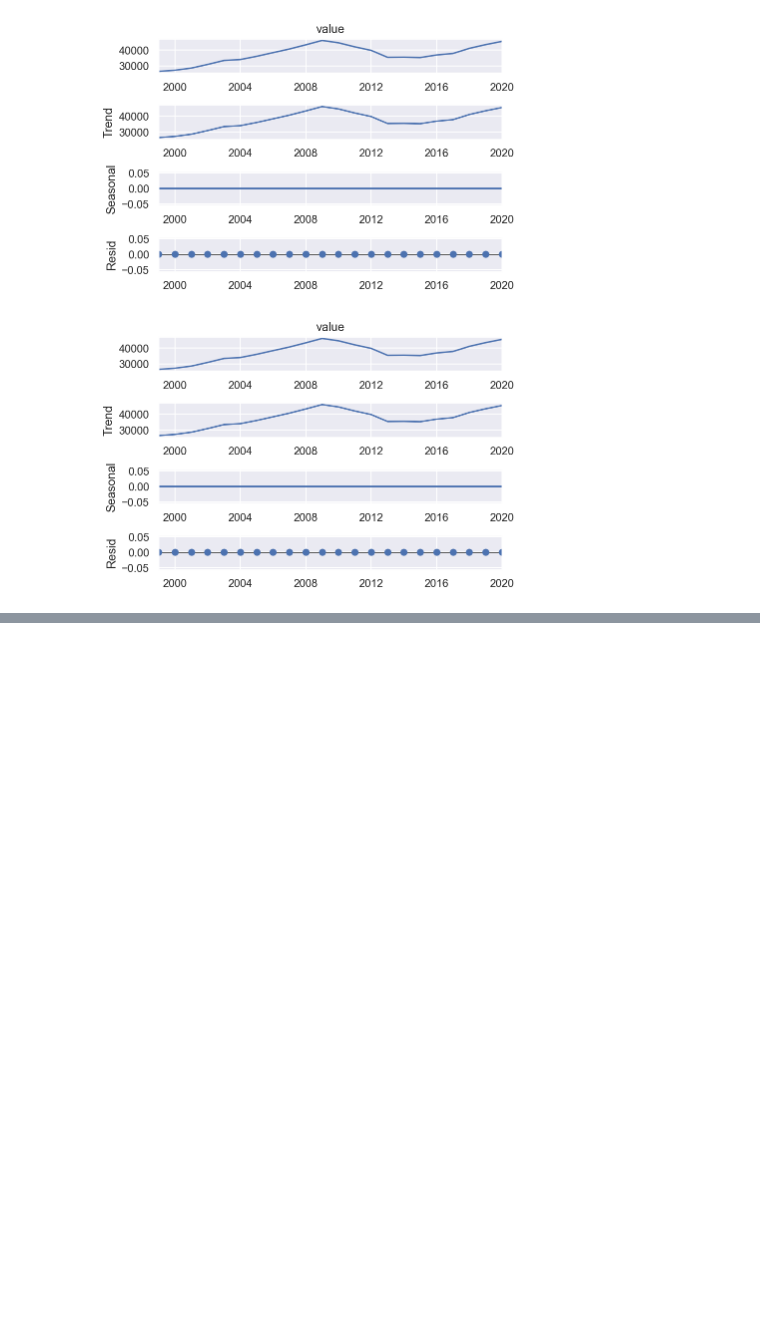
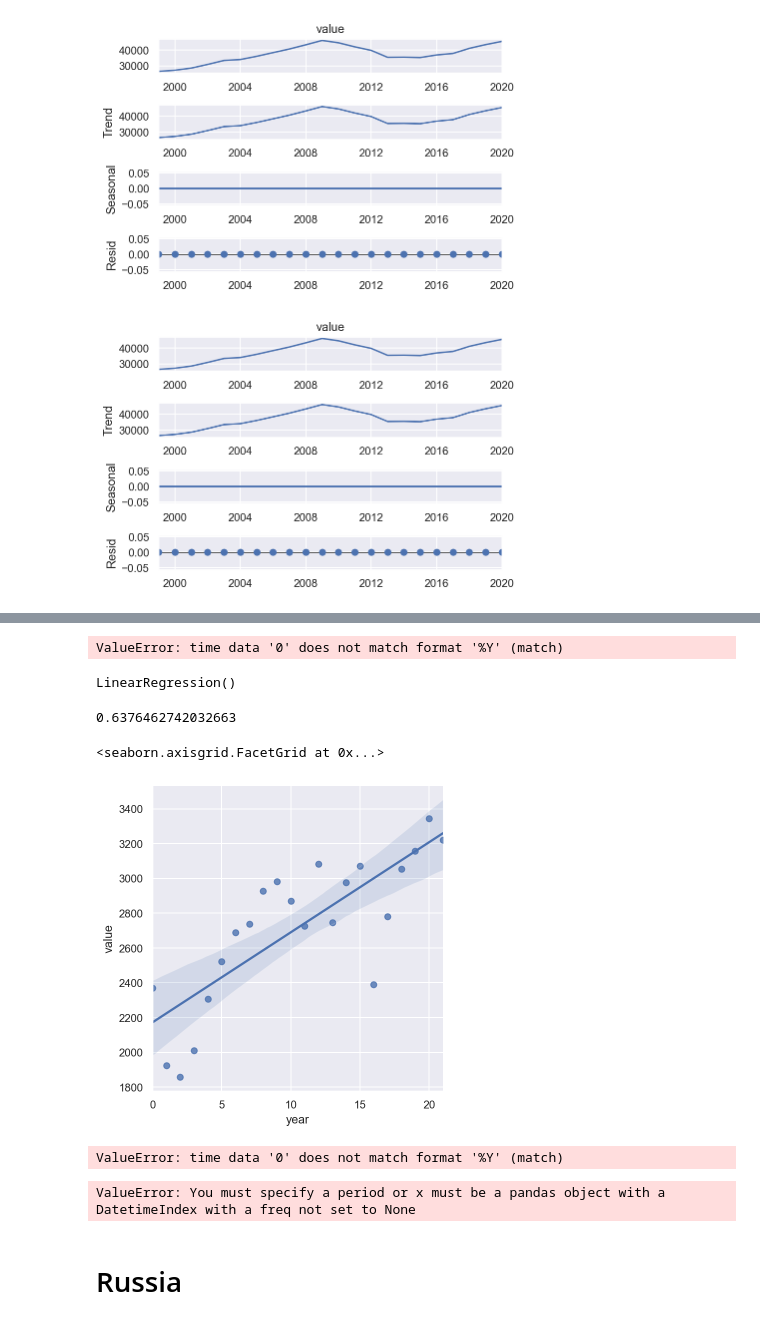
Before and after one commit to mattcoget/Final-Project, a Jupyter notebook: Modelling.ipynb, the cells around one changed output, grey strips where cells are left out. Drawn from its saved outputs; the diff is of its cells as text; code cells hidden in the pictures; blank space fills up the shorter version.

```diff
--- a/Modelling.ipynb
+++ b/Modelling.ipynb
@@ -490,0 +542,3 @@ def optimizeSARIMA(parameters_list, d, D, s):
+# %%
+budget_france_grouped=budget_france_grouped.reset_index()
+budget_france_grouped
@@ -490,0 +563,29 @@ def optimizeSARIMA(parameters_list, d, D, s):
+# %%
+budget_france_grouped.index=add_freq(pd.DatetimeIndex(pd.to_datetime(budget_france_grouped.index, format='%Y')))
+# %% [output]
+ValueError: time data '0' does not match format '%Y' (match)
+# %%
+lm=LinearRegression()
+budget_france_grouped.year=(budget_france_grouped.year-1999)
+lm.fit(budget_france_grouped[['year']],budget_france_grouped.value)
+# %% [output]
+LinearRegression()
+# %%
+lm.score(budget_france_grouped[['year']],budget_france_grouped.value)
+# %% [output]
+0.6376462742032663
+# %%
+sns.lmplot(data=budget_france_grouped, x='year', y='value')
+# %% [output]
+<seaborn.axisgrid.FacetGrid at 0x...>
+[figure, added]
+# %%
+budget_france_grouped.index=add_freq(pd.DatetimeIndex(pd.to_datetime(budget_france_grouped.index, format='%Y')))
+# %% [output]
+ValueError: time data '0' does not match format '%Y' (match)
+# %%
+seasonal_decompose(budget_france_grouped.value).plot()
+# %% [output]
+ValueError: You must specify a period or x must be a pandas object with a DatetimeIndex with a freq not set to None
+# %% [markdown]
+# Russia
```
Also changed, not shown: parts of 41 cells of this notebook, 3 other files.
